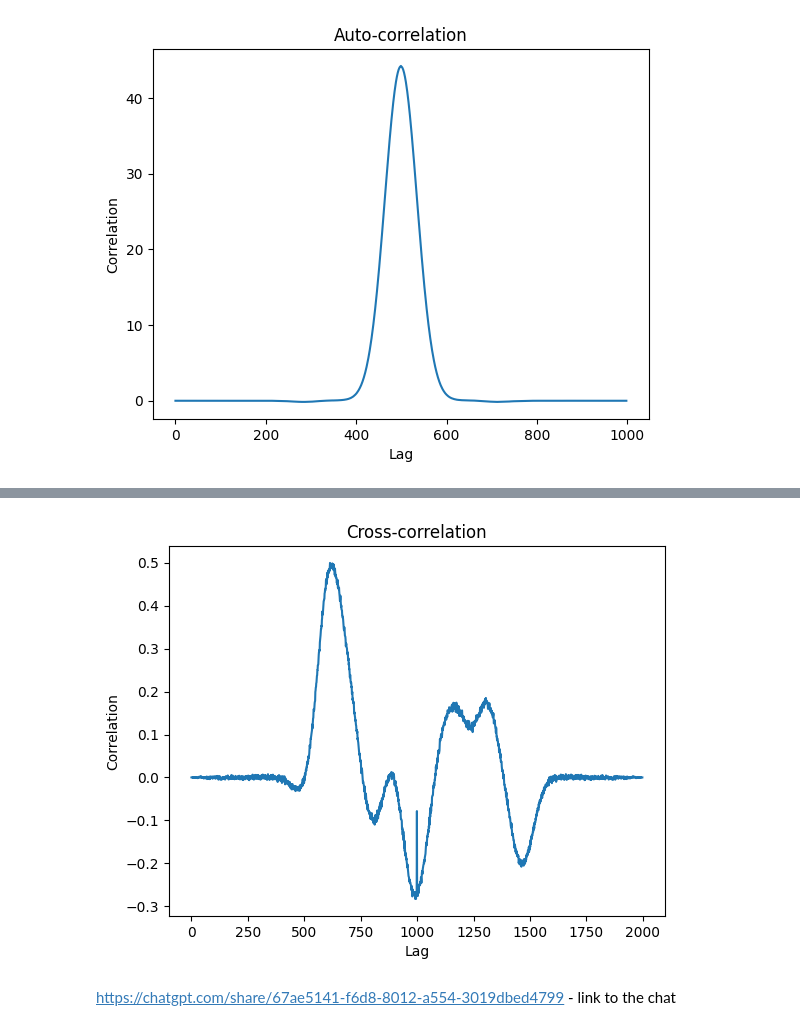
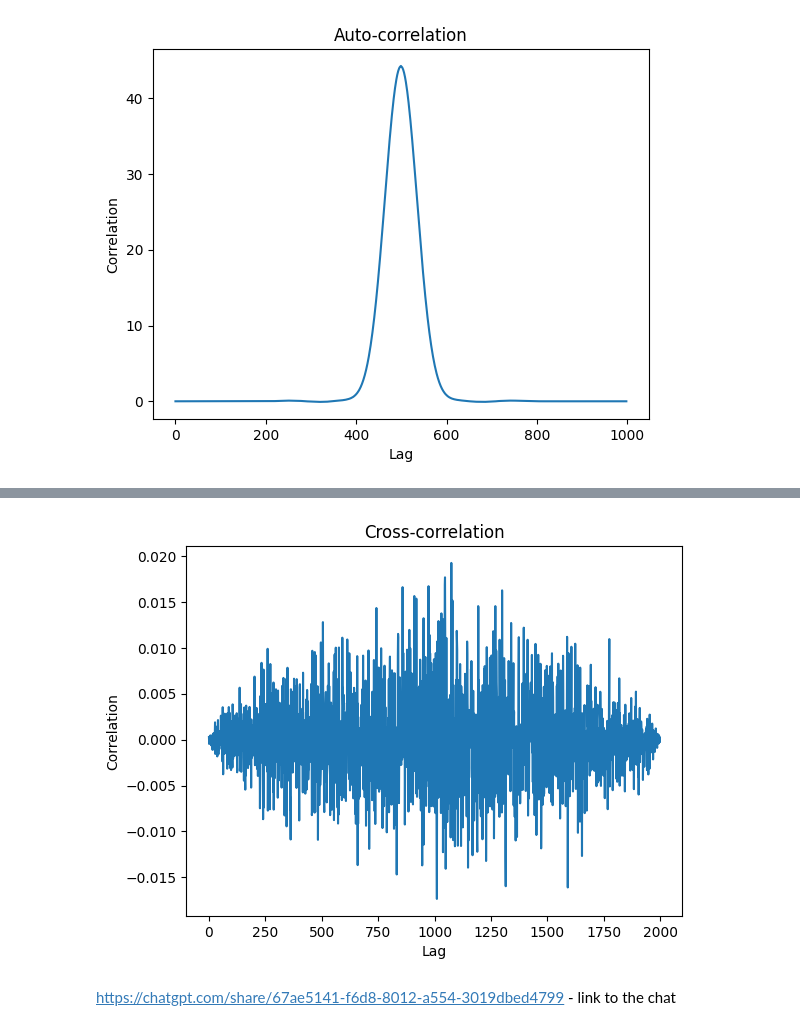
Before and after one commit to sonjaove/random-progs, a Jupyter notebook: corr.ipynb, the cells around one changed output, grey strips where cells are left out. Drawn from its saved outputs; the diff is of its cells as text; code cells hidden in the pictures.

```diff
--- a/corr.ipynb
+++ b/corr.ipynb
@@ -49,13 +57,13 @@ auto_correlation(500, 0, 1, 0.01,42)
 # %%
-x,y=generate_gaussian_curve_with_noise(1000, 0, 1, 0.01,42)
-x,y2=generate_gaussian_curve_with_noise(1000,-20,1,0.02,42)
+x,y=generate_gaussian_curve_with_noise(1000, 20, 1, 0.01,None)
+x,y2=generate_gaussian_curve_with_noise(1000,-20,1,0.02,None)
 cross_correlaiton(y,y2)
 # the peak shifts, to right when one of the gaussians
 # have a negative mean and to the left when one of the gaussians have a positive mean, for only finite
 # values of lags, the peak is at the mean difference of the two gaussians, when mean is incresed, then we see multiple peaks.
 # the noise scales the y-axis.
 # %% [output]
-[figure, old version]
+[figure, new version]
 # %%
 # fft and cross-correlation(convoultion), packing, unapcking and then, false detection  probability, to minimize false correlation between gaussian.
 # longss-karggle period algortihm.(btter htan fft.)
```
Also changed, not shown: parts of 8 cells of this notebook.
